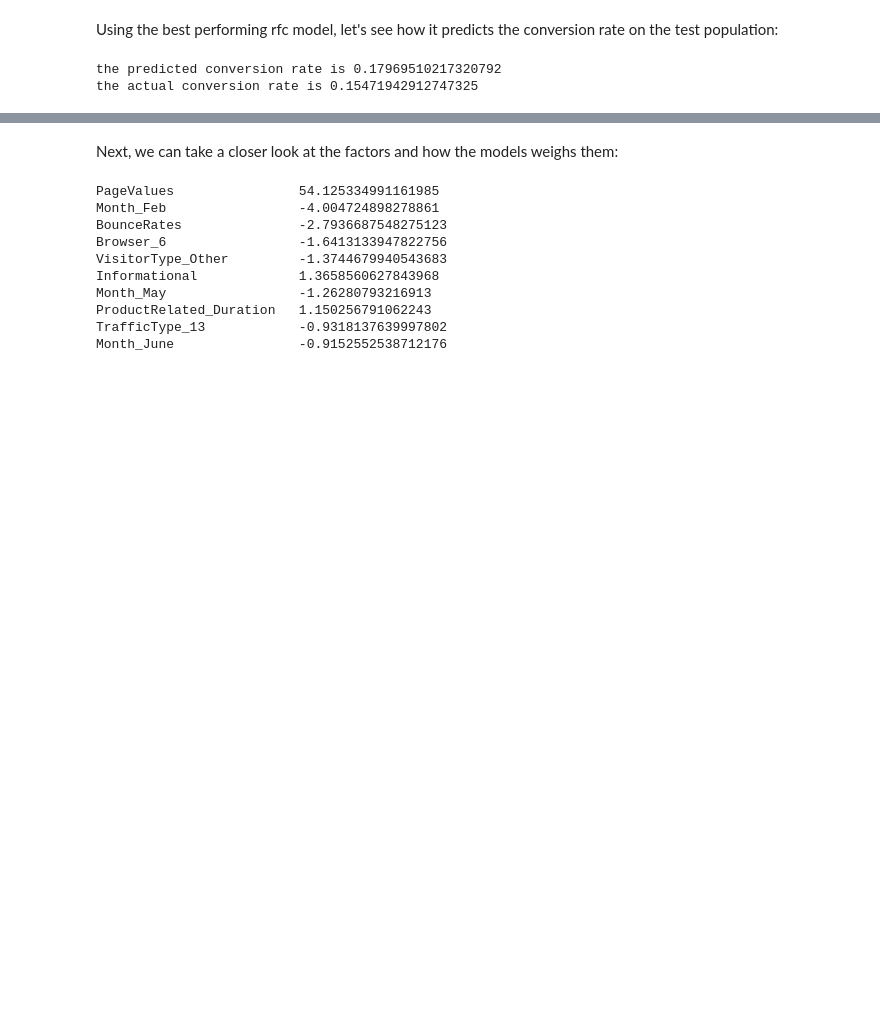
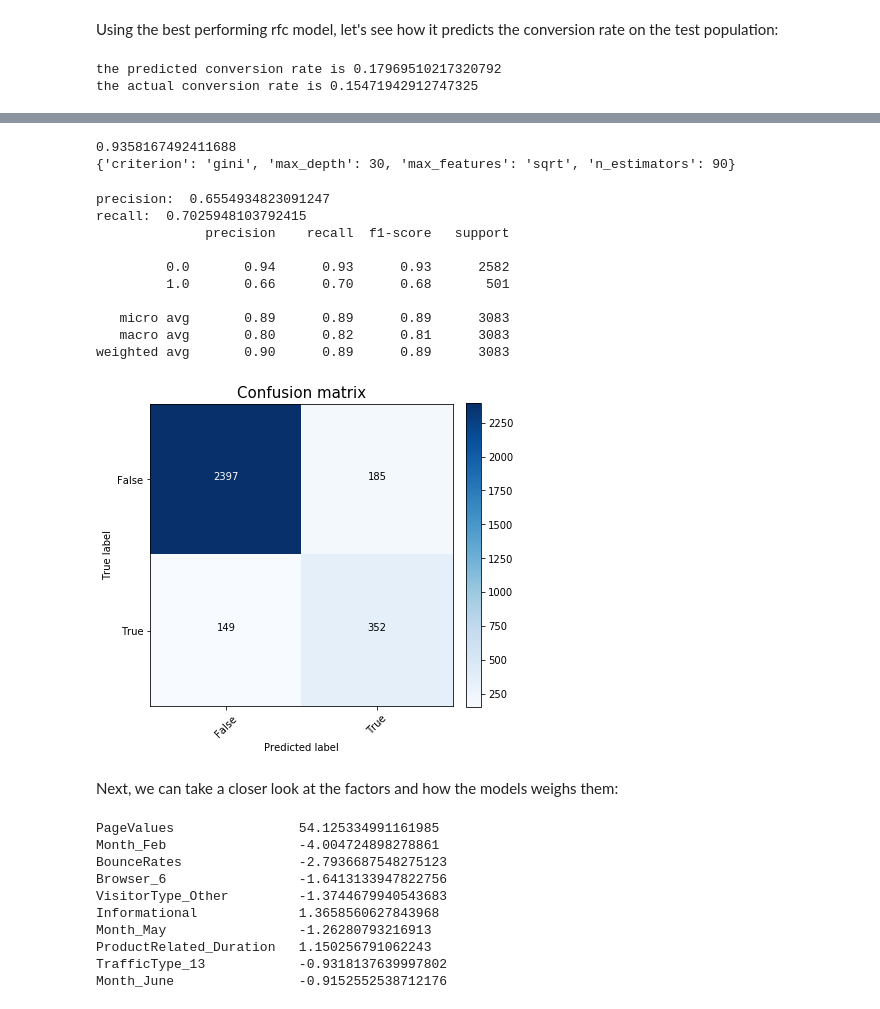
Before and after one commit to teijag/consumer_intention, a Jupyter notebook: intention prediction.ipynb, the cells around one changed output, grey strips where cells are left out. Cells and saved outputs as stored; diff of their text form; code cells hidden in the pictures; blank space fills up the shorter version.

```diff
--- a/intention prediction.ipynb
+++ b/intention prediction.ipynb
@@ -440,0 +447,13 @@ the actual conversion rate is 0.15471942912747325
+# %%
+rfc = RandomForestClassifier()
+param_to_tune = {
+    "max_depth": [25,30,35,40],
+    'n_estimators': [40,50,60,70,80,90,100],
+    'criterion':['gini','entropy'],
+    'max_features' : ['auto', 'sqrt'],
+}
+cv = GridSearchCV(rfc,param_grid = param_to_tune, scoring='f1', verbose = 1)
+cv.fit(X_train_scaled, y_train)
+best_rfc = cv.best_estimator_
+print (cv.best_score_)
+print (cv.best_params_)
@@ -441,3 +466,28 @@ the actual conversion rate is 0.15471942912747325
+# %%
+best_rfc = cv.best_estimator_
+print (cv.best_score_)
+print (cv.best_params_)
+# %% [output]
+0.9358167492411688
+{'criterion': 'gini', 'max_depth': 30, 'max_features': 'sqrt', 'n_estimators': 90}
+# %%
+y_pred = best_rfc.predict(X_test_scaled)
+print ("precision: ", precision_score(y_test,y_pred))
+print ("recall: ", recall_score(y_test,y_pred))
+print (classification_report(y_test,y_pred))
+plot_confusion_matrix(y_test,y_pred, ['False','True'])
+# %% [output]
+precision:  0.6554934823091247
+recall:  0.7025948103792415
+              precision    recall  f1-score   support
+
+         0.0       0.94      0.93      0.93      2582
+         1.0       0.66      0.70      0.68       501
+
+   micro avg       0.89      0.89      0.89      3083
+   macro avg       0.80      0.82      0.81      3083
+weighted avg       0.90      0.89      0.89      3083
+[figure, added]
 # %% [markdown]
 Next, we can take a closer look at the factors and how the models weighs them:
 # %%
```
Also changed, not shown: parts of 6 cells of this notebook.
